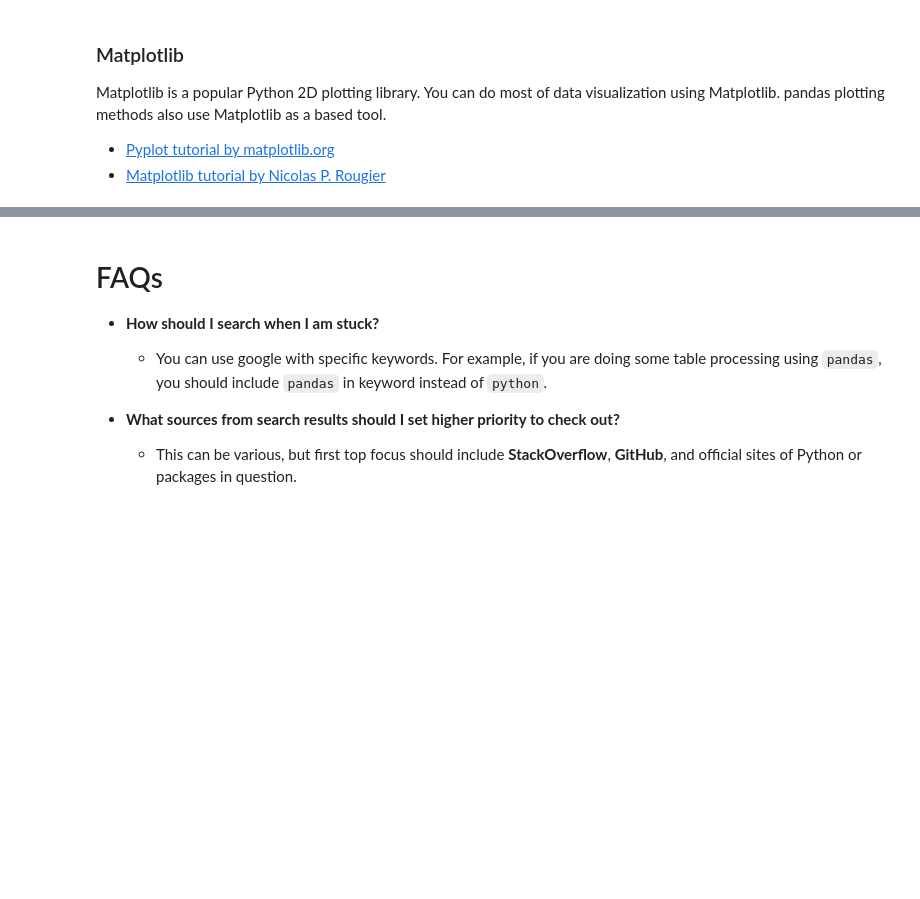
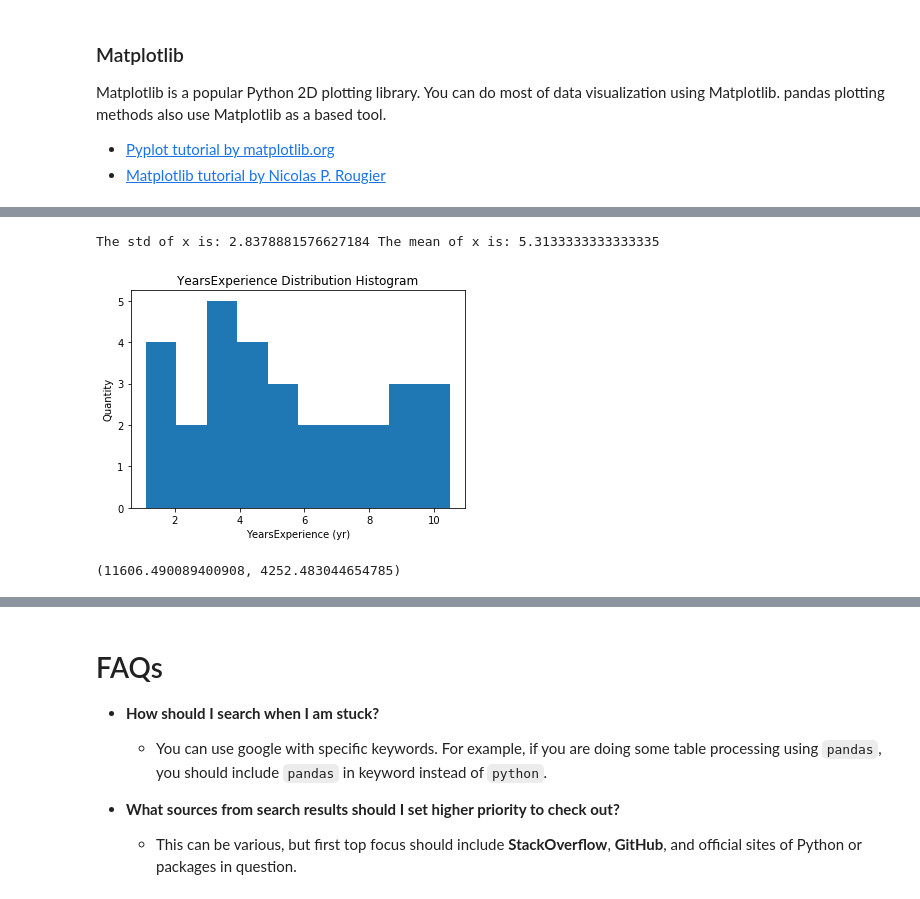
Before and after one commit to aimlabmu/labclass-v2, a Jupyter notebook: Introduction to Python.ipynb, the cells around one changed output, grey strips where cells are left out. Cells and saved outputs as stored; diff of their text form; code cells hidden in the pictures; blank space fills up the shorter version.

```diff
--- a/Introduction to Python.ipynb
+++ b/Introduction to Python.ipynb
@@ -349,0 +381,16 @@ plt.imshow(data.chelsea())
+# %%
+stdx = x.std()
+meanx = x.mean()
+plt.hist(x)
+plt.xlabel('YearsExperience (yr)')
+plt.ylabel('Quantity')
+plt.title('YearsExperience Distribution Histogram')
+print ("The std of x is: " + str(stdx) + " The mean of x is: " + str(meanx))
+# %% [output]
+The std of x is: 2.8378881576627184 The mean of x is: 5.3133333333333335
+[figure, added]
+# %%
+slope, intercept, r_value, p_value, std_err = stats.linregress(x,y)
+intercept,slope
+# %% [output]
+(11606.490089400908, 4252.483044654785)
```
Also changed, not shown: parts of 12 cells of this notebook, 5 other files.
